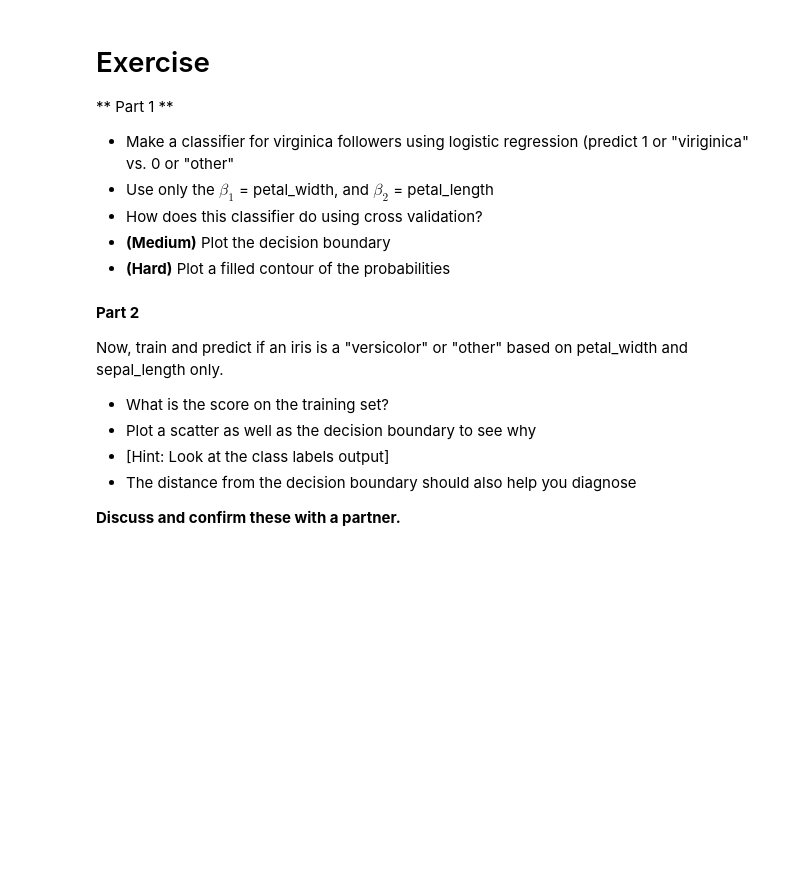
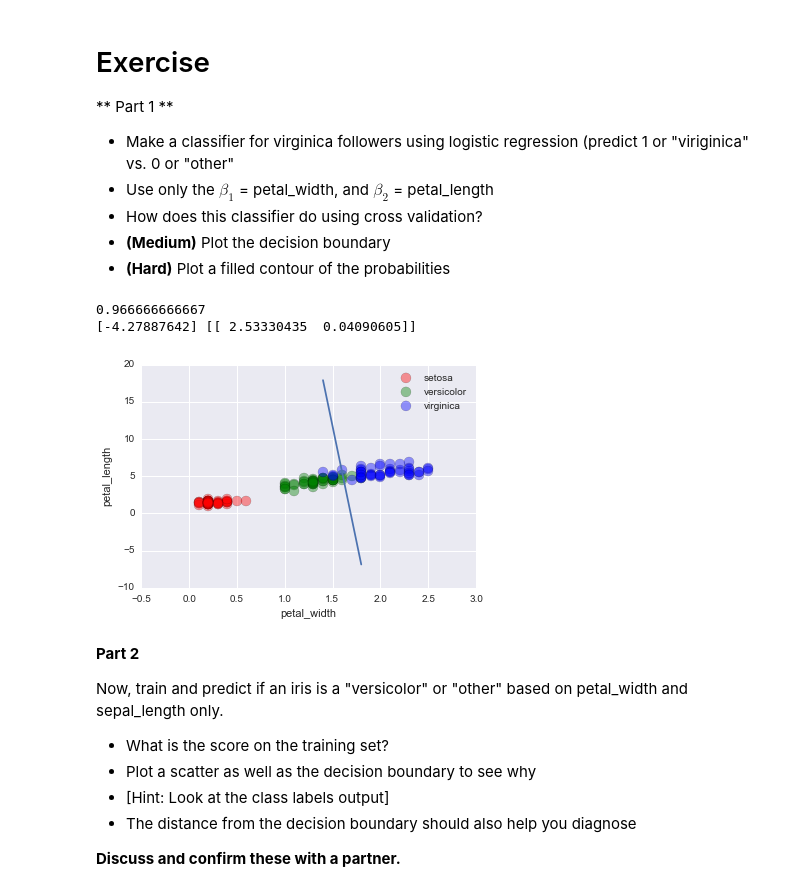
Before and after one commit to brianchandbound/ga-ds, a Jupyter notebook: 08_logistic/08_02_logistic.ipynb, the cells around one changed output. Cells and saved outputs as stored; diff of their text form; code cells hidden in the pictures; blank space fills up the shorter version.

```diff
--- a/08_logistic/08_02_logistic.ipynb
+++ b/08_logistic/08_02_logistic.ipynb
@@ -239,6 +244,53 @@ Very cool! Notice how quickly the probabilities increase as the _distance_ from
 * How does this classifier do using cross validation?
 * **(Medium)** Plot the decision boundary
 * **(Hard)** Plot a filled contour of the probabilities
+# %%
+# Create our features
+data['is_virg'] =  data.species.apply(lambda x: 'virginica' if x =='virginica' else 'not_virginica')
+
+
+
+features = ['petal_width','petal_length']
+X = data[ features ]
+y = data[ 'is_virg' ]
+
+clf = linear_model.LogisticRegression()
+clf.fit(X,y)
+print clf.score(X,y)
+
+
+# Visualization of the space
+color_map = ['r','g','b']
+
+for idx,c in enumerate(np.unique(data.species)):
+    data_sub = data[ data.species == c ]
+    plt.scatter(data_sub['petal_width'],
+                data_sub['petal_length'],
+                s=100,
+                alpha=0.4,
+                c=color_map[idx],
+                label=c)
+
+
+# Before we can do anything, we need to know what the intercept,
+# beta1, and beta2 values are.
+alpha = clf.intercept_
+betas = clf.coef_
+# We'll create a domain for the x_1 values (ie. range across sepal_width)
+x1 = np.linspace(np.min(data.petal_width[data.is_virg=="virginica"]),np.max(data.petal_width[data.is_virg!="virginica"]),1000)
+x2 = -(alpha + betas[0][0]*x1) / betas[0][1]
+
+# New plot lines here!
+plt.plot(x1,x2)
+
+plt.xlabel('petal_width'), plt.ylabel('petal_length')
+plt.legend()
+
+print alpha, betas
+# %% [output]
+0.966666666667
+[-4.27887642] [[ 2.53330435  0.04090605]]
+[figure, added]
 # %% [markdown]
 **Part 2**
 
```
Also changed, not shown: parts of 4 cells of this notebook, 1 other file.
